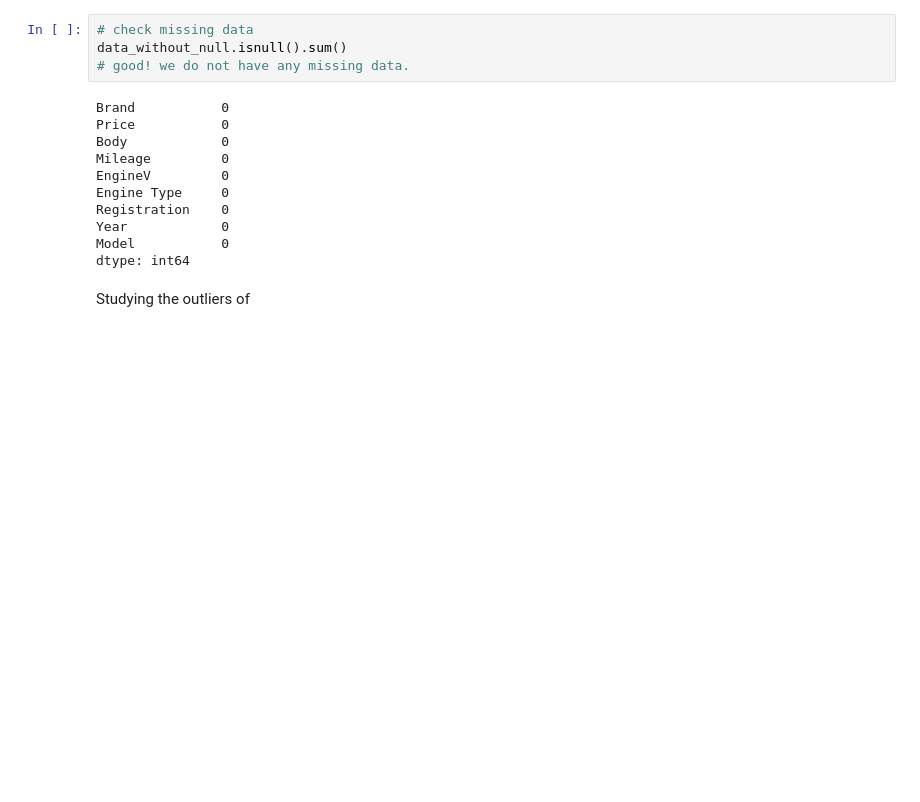
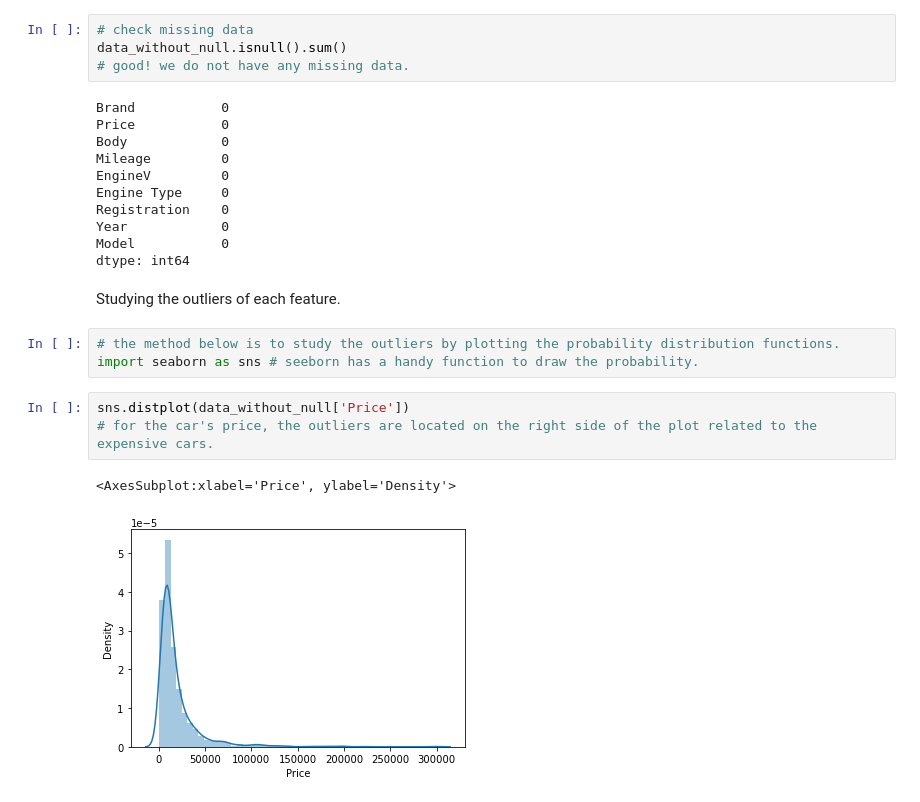
Before and after one commit to Poorya0071/Regression-machine-learning-and-deep-learning, a Jupyter notebook: car_price.ipynb, the cells around one changed output. Cells and saved outputs as stored; diff of their text form; blank space fills up the shorter version.

```diff
--- a/car_price.ipynb
+++ b/car_price.ipynb
@@ -119,4 +119,13 @@ Year            0
 Model           0
 dtype: int64
 # %% [markdown]
-Studying the outliers of
+Studying the outliers of each feature.
+# %%
+# the method below is to study the outliers by plotting the probability distribution functions.
+import seaborn as sns # seeborn has a handy function to draw the probability.
+# %%
+sns.distplot(data_without_null['Price'])
+# for the car's price, the outliers are located on the right side of the plot related to the expensive cars.
+# %% [output]
+<AxesSubplot:xlabel='Price', ylabel='Density'>
+[figure, added]
```
Also changed, not shown: parts of 4 cells of this notebook.
